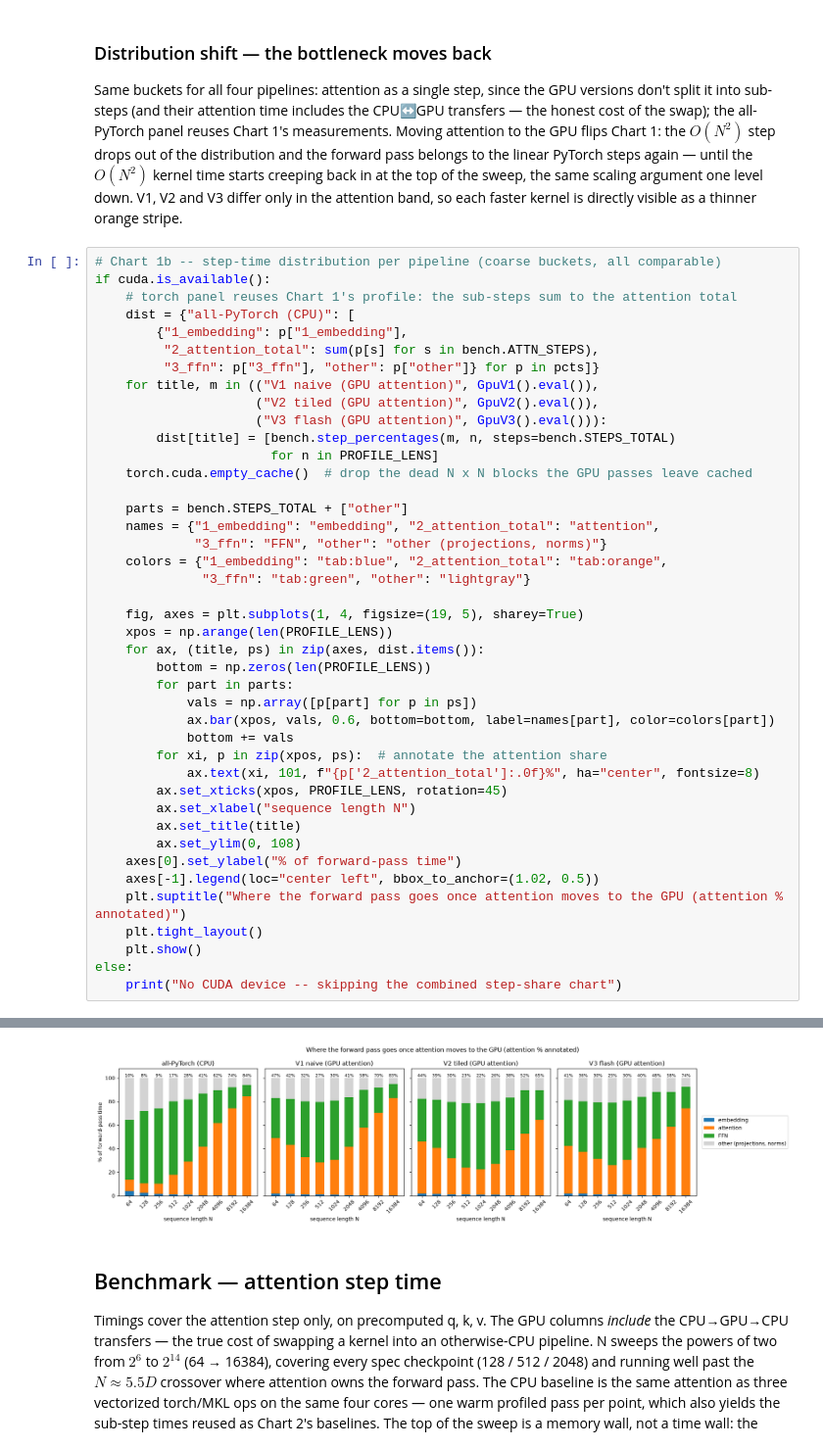
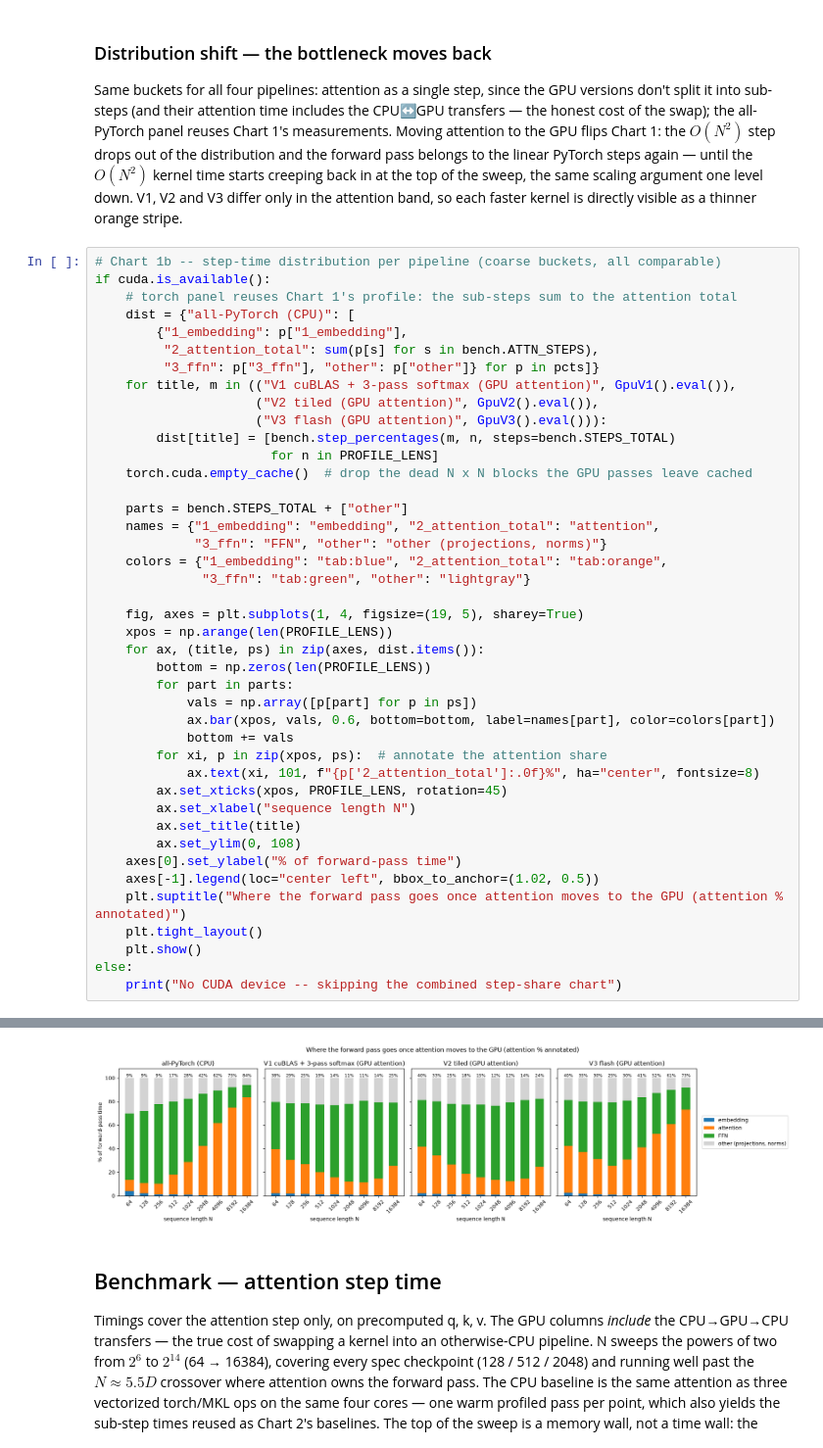
Before and after one commit to LtnLinh/Transformer-Attention-Mechanism, a Jupyter notebook: demo.ipynb, the cells around one changed output, grey strips where cells are left out. Shown at 98% size. Drawn from its saved outputs; the diff is of its cells as text.

```diff
--- a/demo.ipynb
+++ b/demo.ipynb
@@ -191,7 +191,7 @@ if cuda.is_available():
         {"1_embedding": p["1_embedding"],
          "2_attention_total": sum(p[s] for s in bench.ATTN_STEPS),
          "3_ffn": p["3_ffn"], "other": p["other"]} for p in pcts]}
-    for title, m in (("V1 naive (GPU attention)", GpuV1().eval()),
+    for title, m in (("V1 cuBLAS + 3-pass softmax (GPU attention)", GpuV1().eval()),
                      ("V2 tiled (GPU attention)", GpuV2().eval()),
                      ("V3 flash (GPU attention)", GpuV3().eval())):
         dist[title] = [bench.step_percentages(m, n, steps=bench.STEPS_TOTAL)
@@ -246,4 +246,4 @@ USDT:2026-08-05 07:15:28 831270:831270 ActivityProfilerController.cpp:455] profi
-[figure, old version]
+[figure, new version]
 # %% [markdown]
 ## Benchmark — attention step time
 
```
Also changed, not shown: parts of 14 cells of this notebook, 1 other file.
